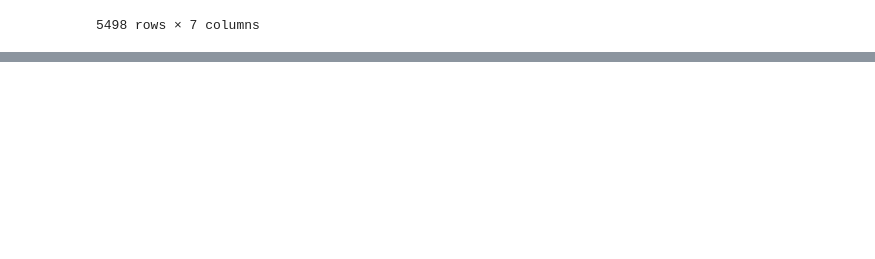
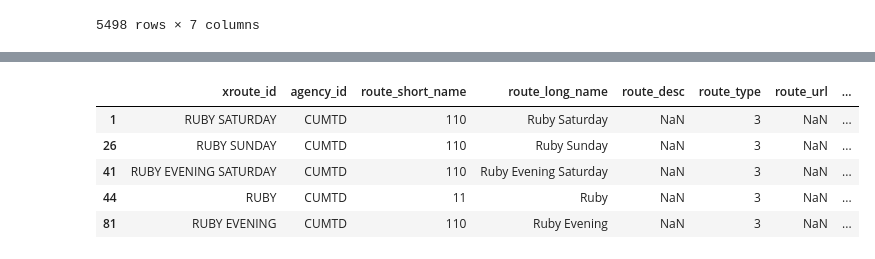
Before and after one commit to nikolausn/project-spring2017, a Jupyter notebook: part1/cumtd.ipynb, the cells around one changed output, grey strips where cells are left out. Cells and saved outputs as stored; diff of their text form; code cells hidden in the pictures; blank space fills up the shorter version.

```diff
--- a/part1/cumtd.ipynb
+++ b/part1/cumtd.ipynb
@@ -61,0 +100,22 @@ trips
+# %%
+# expore trips to group the route
+trips
+trips.shape_id.unique()
+# ok we find a relation between trips and shapes
+# explore route
+#routes.keys()
+#routes.xroute_id.unique()
+#trips.route_id.unique()
+#trips.keys()
+#routes.iterrows()
+shapes.keys()
+routes.route_color.unique()
+routes[routes['route_color']=='eb008b']
+#stop_times
+# %% [output]
+|  | xroute_id | agency_id | route_short_name | route_long_name | route_desc | route_type | route_url | ... |
+| 1 | RUBY SATURDAY | CUMTD | 110 | Ruby Saturday | NaN | 3 | NaN | ... |
+| 26 | RUBY SUNDAY | CUMTD | 110 | Ruby Sunday | NaN | 3 | NaN | ... |
+| 41 | RUBY EVENING SATURDAY | CUMTD | 110 | Ruby Evening Saturday | NaN | 3 | NaN | ... |
+| 44 | RUBY | CUMTD | 11 | Ruby | NaN | 3 | NaN | ... |
+| 81 | RUBY EVENING | CUMTD | 110 | Ruby Evening | NaN | 3 | NaN | ... |
```
Also changed, not shown: parts of 10 cells of this notebook.
